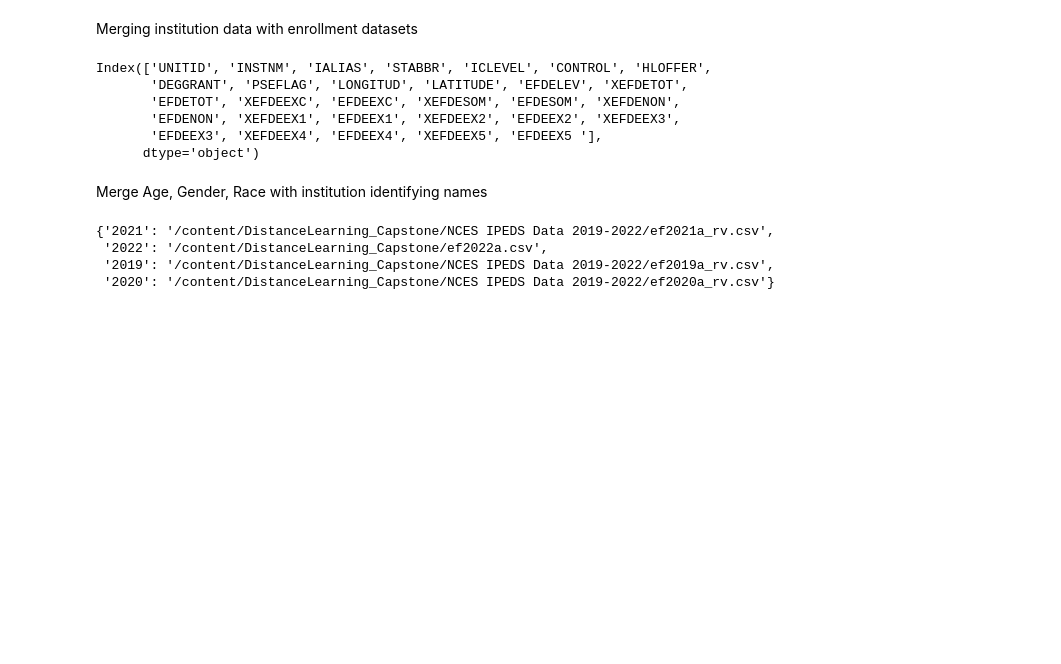
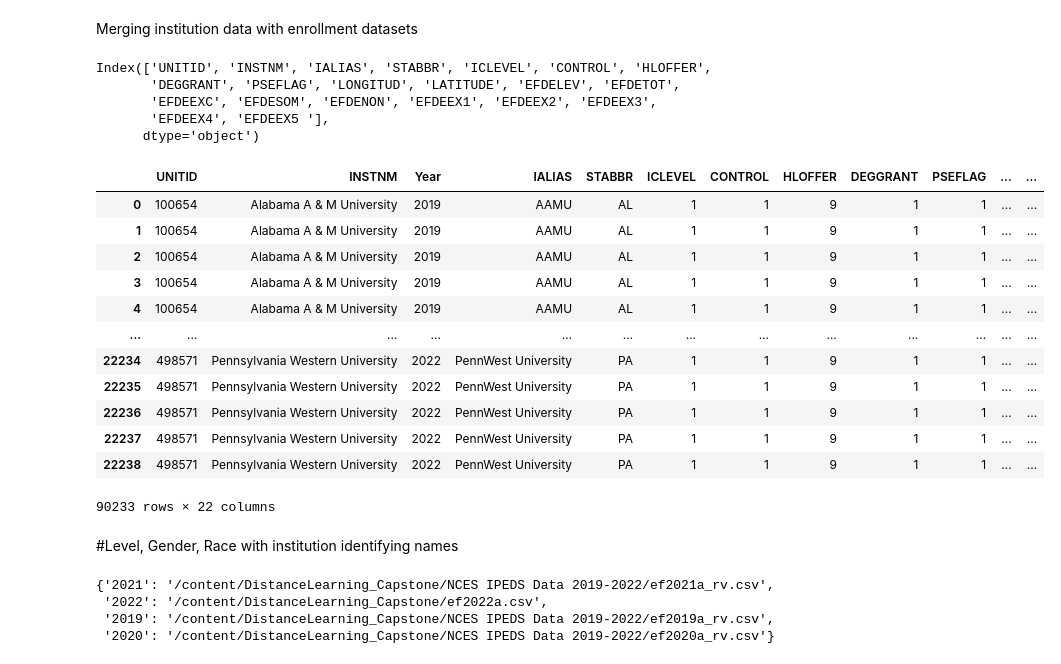
Before and after one commit to katyk20/DistanceLearning_Capstone, a Jupyter notebook: Code Notebooks/NCES_IPEDS_Dataset.ipynb, the cells around one changed output. Drawn from its saved outputs; the diff is of its cells as text; code cells hidden in the pictures; blank space fills up the shorter version.

```diff
--- a/Code Notebooks/NCES_IPEDS_Dataset.ipynb
+++ b/Code Notebooks/NCES_IPEDS_Dataset.ipynb
@@ -172,0 +176,14 @@ ef2020.shape
+# %%
+
+cols_keep = ['UNITID', 'EFDELEV', 'EFDETOT', 'EFDEEXC',
+      'EFDESOM',  'EFDENON',  'EFDEEX1',
+      'EFDEEX2',  'EFDEEX3',  'EFDEEX4', 'EFDEEX5 ']
+
+def enr_cols_keep(df):
+  cleaned_df = df[cols_keep]
+  return cleaned_df
+
+ef2019= enr_cols_keep(ef2019)
+ef2020= enr_cols_keep(ef2020)
+ef2021= enr_cols_keep(ef2021)
+ef2022= enr_cols_keep(ef2022)
@@ -186,12 +209,3 @@ dep2022= pd.merge(hd2022, ef2022, on='UNITID', how='outer')
-# %%
-dep2020.columns
-# %% [output]
-Index(['UNITID', 'INSTNM', 'IALIAS', 'STABBR', 'ICLEVEL', 'CONTROL', 'HLOFFER',
-       'DEGGRANT', 'PSEFLAG', 'LONGITUD', 'LATITUDE', 'EFDELEV', 'XEFDETOT',
-       'EFDETOT', 'XEFDEEXC', 'EFDEEXC', 'XEFDESOM', 'EFDESOM', 'XEFDENON',
-       'EFDENON', 'XEFDEEX1', 'EFDEEX1', 'XEFDEEX2', 'EFDEEX2', 'XEFDEEX3',
-       'EFDEEX3', 'XEFDEEX4', 'EFDEEX4', 'XEFDEEX5', 'EFDEEX5 '],
-      dtype='object')
 # %%
 #function to clean datasets (remove Nans)
 def cleaneddf(df):
@@ -204,6 +218,43 @@ dep_2019 = cleaneddf(dep2019)
 dep_2020 = cleaneddf(dep2020)
 dep_2021 = cleaneddf(dep2021)
 dep_2022 = cleaneddf(dep2022)
+# %%
+dep_2019.columns
+# %% [output]
+Index(['UNITID', 'INSTNM', 'IALIAS', 'STABBR', 'ICLEVEL', 'CONTROL', 'HLOFFER',
+       'DEGGRANT', 'PSEFLAG', 'LONGITUD', 'LATITUDE', 'EFDELEV', 'EFDETOT',
+       'EFDEEXC', 'EFDESOM', 'EFDENON', 'EFDEEX1', 'EFDEEX2', 'EFDEEX3',
+       'EFDEEX4', 'EFDEEX5 '],
+      dtype='object')
+# %%
+# add year
+dep_2019= add_year(dep_2019, 2019)
+dep_2020= add_year(dep_2020, 2020)
+dep_2021= add_year(dep_2021, 2021)
+dep_2022= add_year(dep_2022, 2022)
+# %%
+combined_enrollment=pd.concat([dep_2019.reset_index(drop=True),
+                                   dep_2020.reset_index(drop=True),
+                                   dep_2021.reset_index(drop=True),
+                                   dep_2022.reset_index(drop=True)])
+# %%
+combined_enrollment
+# %% [output]
+|  | UNITID | INSTNM | Year | IALIAS | STABBR | ICLEVEL | CONTROL | HLOFFER | DEGGRANT | PSEFLAG | ... | ... |
+| 0 | 100654 | Alabama A & M University | 2019 | AAMU | AL | 1 | 1 | 9 | 1 | 1 | ... | ... |
+| 1 | 100654 | Alabama A & M University | 2019 | AAMU | AL | 1 | 1 | 9 | 1 | 1 | ... | ... |
+| 2 | 100654 | Alabama A & M University | 2019 | AAMU | AL | 1 | 1 | 9 | 1 | 1 | ... | ... |
+| 3 | 100654 | Alabama A & M University | 2019 | AAMU | AL | 1 | 1 | 9 | 1 | 1 | ... | ... |
+| 4 | 100654 | Alabama A & M University | 2019 | AAMU | AL | 1 | 1 | 9 | 1 | 1 | ... | ... |
+| ... | ... | ... | ... | ... | ... | ... | ... | ... | ... | ... | ... | ... |
+| 22234 | 498571 | Pennsylvania Western University | 2022 | PennWest University | PA | 1 | 1 | 9 | 1 | 1 | ... | ... |
+| 22235 | 498571 | Pennsylvania Western University | 2022 | PennWest University | PA | 1 | 1 | 9 | 1 | 1 | ... | ... |
+| 22236 | 498571 | Pennsylvania Western University | 2022 | PennWest University | PA | 1 | 1 | 9 | 1 | 1 | ... | ... |
+| 22237 | 498571 | Pennsylvania Western University | 2022 | PennWest University | PA | 1 | 1 | 9 | 1 | 1 | ... | ... |
+| 22238 | 498571 | Pennsylvania Western University | 2022 | PennWest University | PA | 1 | 1 | 9 | 1 | 1 | ... | ... |
+90233 rows × 22 columns
+# %% [markdown]
+#Level, Gender, Race with institution identifying names
 # %%
 #ef2022a file to large to upload to GitHub- split+ concat
 #insert into dictionary below
@@ -212,8 +263,6 @@ ef2022a_1=pd.read_csv('/content/DistanceLearning_Capstone/NCES IPEDS Data 2019-2
 ef2022_a2=pd.read_csv('/content/DistanceLearning_Capstone/NCES IPEDS Data 2019-2022/ef2022a_2.csv')
 ef2022a= pd.concat([ef2022a_1, ef2022_a2], ignore_index=True)
 ef2022a.to_csv('ef2022a.csv', index=False)
-# %% [markdown]
-Merge Age, Gender, Race with institution identifying names
 # %%
 #get demographic datasets by years with variables of interest (race/ethnicity and gender
 
```
Also changed, not shown: parts of 18 cells of this notebook.
